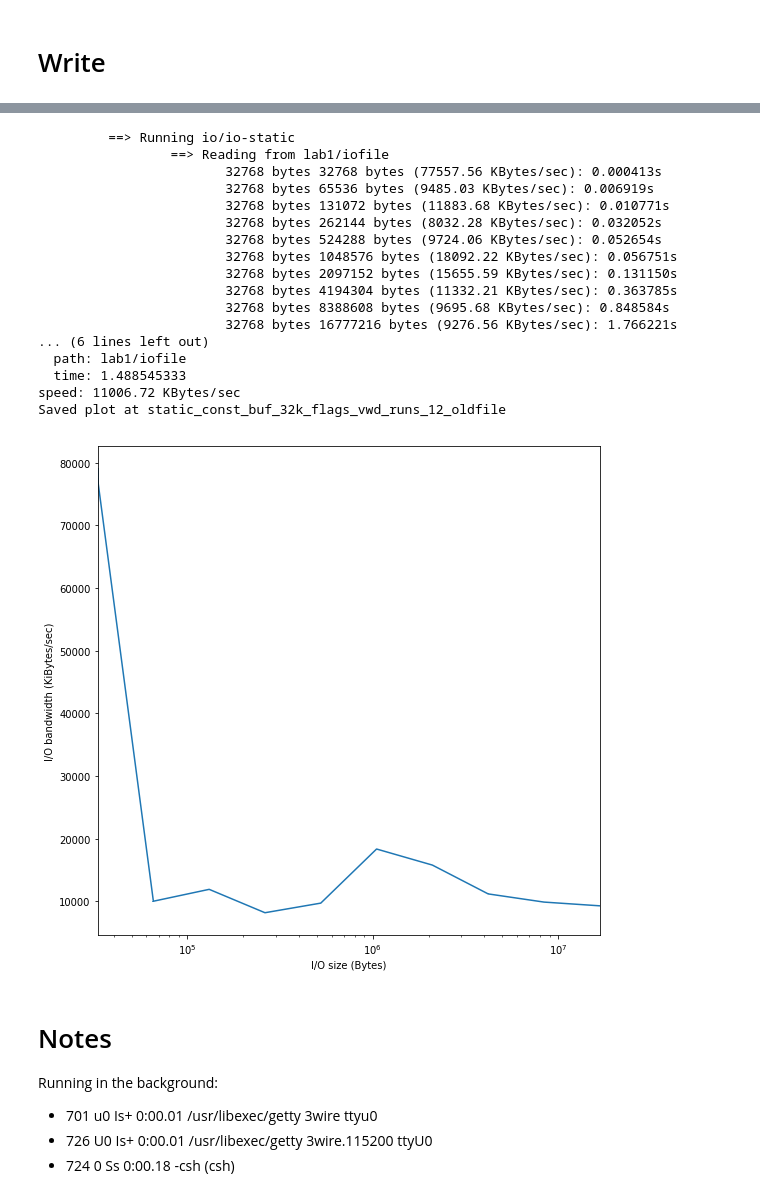
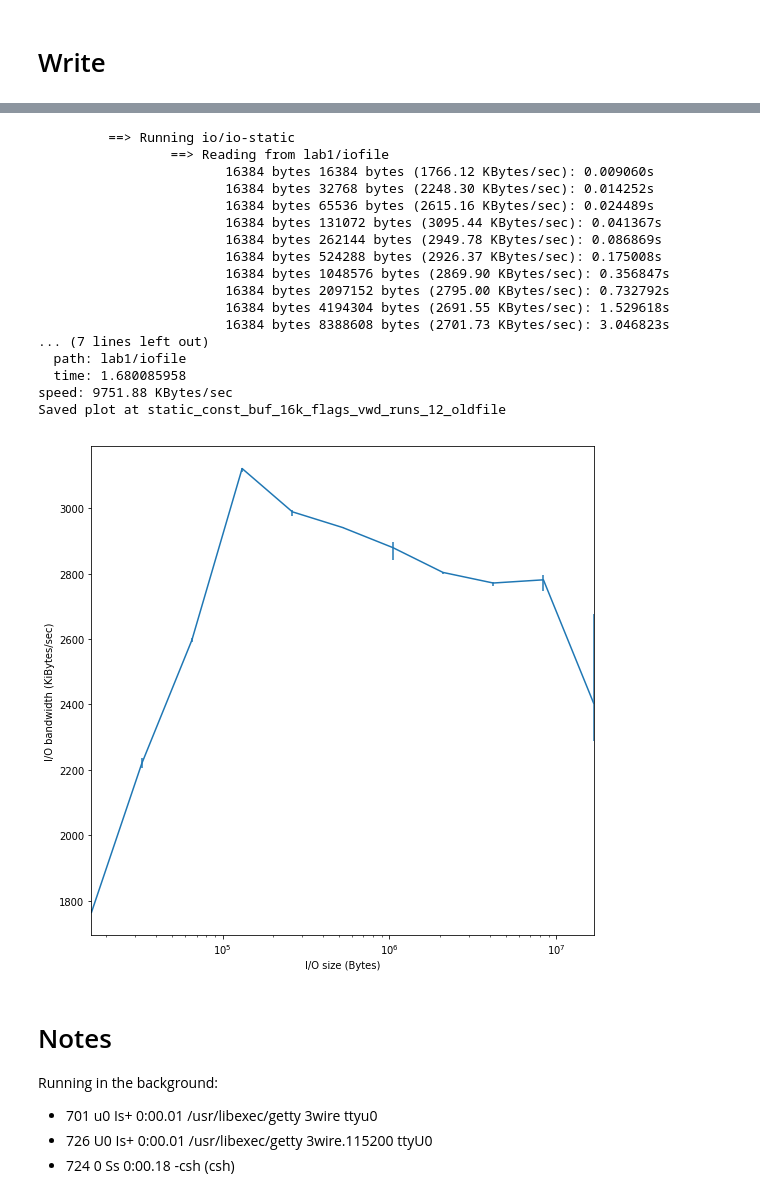
Before and after one commit to Michael137/os, a Jupyter notebook: l41-labs/lab1/lab1.ipynb, the cells around one changed output, grey strips where cells are left out. Saved outputs shown, nothing was run; the diff lists cells and outputs as text; code cells hidden in the pictures.

```diff
--- a/l41-labs/lab1/lab1.ipynb
+++ b/l41-labs/lab1/lab1.ipynb
@@ -382,33 +382,33 @@ Saved plot at static_const_io_flags_vwd_runs_12_newfile
 # %%
 IO_START = 512
 IO_SIZES = [IO_START * 2 ** exp for exp in range(5, 16)]
 BUFFER_SIZES = [512 * 2 ** 5] # Keep constant at default 16KB
 RUNS = 12
 
 results_iofile = benchmark("-v -w -d", 12, "io/io-static", "lab1/iofile", BUFFER_SIZES, IO_SIZES, create = False, reset_file = True)
 
 saveas = "static_const_buf_16k_flags_vwd_runs_12_oldfile"
-graph(IO_SIZES, flatten([item['speeds'] for item in results_iofile]), RUNS, save = True, title = "Constant 32Kb Buf. Write (Buffer Bypass)", save_name = saveas, xlabel = 'I/O size (Bytes)')
+graph(IO_SIZES, flatten([item['speeds'] for item in results_iofile]), RUNS, save = True, title = "Constant 16Kb Buf. Write (Buffer Bypass)", save_name = saveas, xlabel = 'I/O size (Bytes)')
 print("Saved plot at {}".format(saveas))
 # %% [output]
          ==> Running io/io-static
                  ==> Reading from lab1/iofile
-                        32768 bytes 32768 bytes (77557.56 KBytes/sec): 0.000413s
-                        32768 bytes 65536 bytes (9485.03 KBytes/sec): 0.006919s
-                        32768 bytes 131072 bytes (11883.68 KBytes/sec): 0.010771s
-                        32768 bytes 262144 bytes (8032.28 KBytes/sec): 0.032052s
-                        32768 bytes 524288 bytes (9724.06 KBytes/sec): 0.052654s
-                        32768 bytes 1048576 bytes (18092.22 KBytes/sec): 0.056751s
-                        32768 bytes 2097152 bytes (15655.59 KBytes/sec): 0.131150s
-                        32768 bytes 4194304 bytes (11332.21 KBytes/sec): 0.363785s
-                        32768 bytes 8388608 bytes (9695.68 KBytes/sec): 0.848584s
-                        32768 bytes 16777216 bytes (9276.56 KBytes/sec): 1.766221s
-... (6 lines left out)
+                        16384 bytes 16384 bytes (1766.12 KBytes/sec): 0.009060s
+                        16384 bytes 32768 bytes (2248.30 KBytes/sec): 0.014252s
+                        16384 bytes 65536 bytes (2615.16 KBytes/sec): 0.024489s
+                        16384 bytes 131072 bytes (3095.44 KBytes/sec): 0.041367s
+                        16384 bytes 262144 bytes (2949.78 KBytes/sec): 0.086869s
+                        16384 bytes 524288 bytes (2926.37 KBytes/sec): 0.175008s
+                        16384 bytes 1048576 bytes (2869.90 KBytes/sec): 0.356847s
+                        16384 bytes 2097152 bytes (2795.00 KBytes/sec): 0.732792s
+                        16384 bytes 4194304 bytes (2691.55 KBytes/sec): 1.529618s
+                        16384 bytes 8388608 bytes (2701.73 KBytes/sec): 3.046823s
+... (7 lines left out)
   path: lab1/iofile
-  time: 1.488545333
-speed: 11006.72 KBytes/sec
-Saved plot at static_const_buf_32k_flags_vwd_runs_12_oldfile
+  time: 1.680085958
+speed: 9751.88 KBytes/sec
+Saved plot at static_const_buf_16k_flags_vwd_runs_12_oldfile
-[figure, old version]
+[figure, new version]
 # %% [markdown]
 # Notes
 
```
Also changed, not shown: parts of 2 cells of this notebook, 6 other files.
